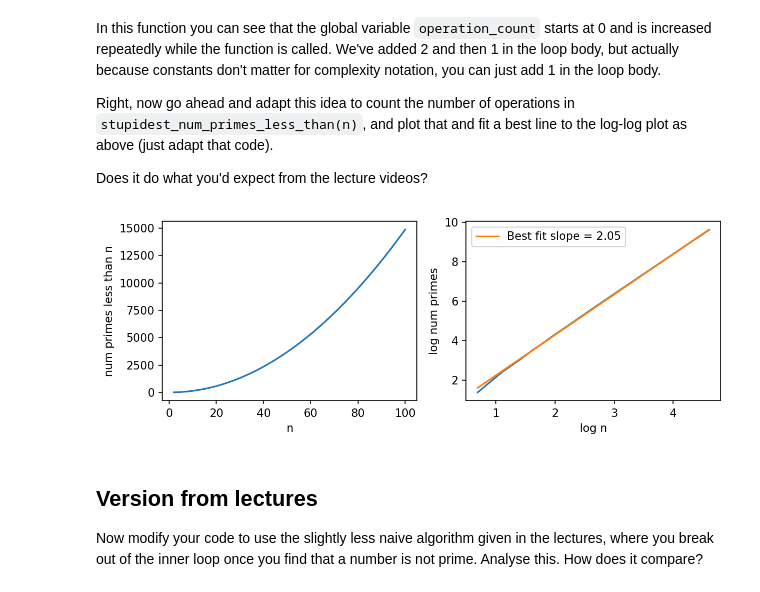
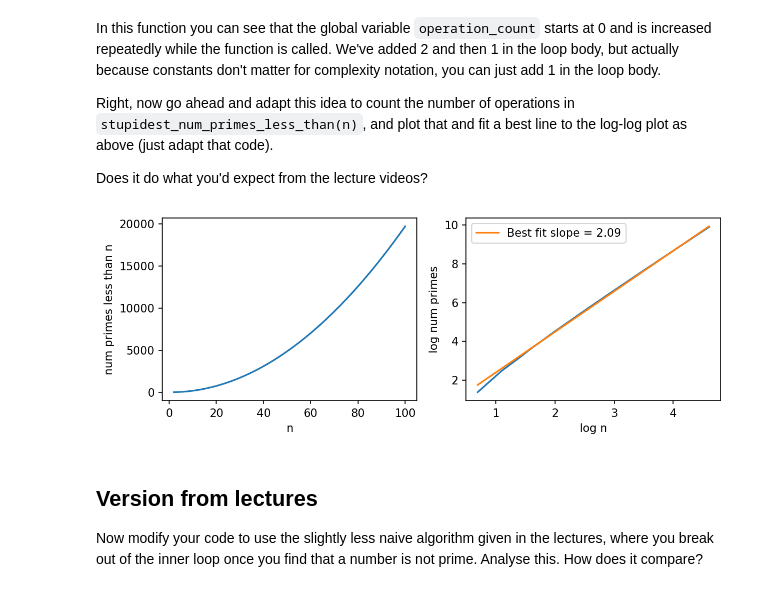
Before and after one commit to adil-shah05/discreteMafs, a Jupyter notebook: week-2-class.ipynb, the cells around one changed output. Saved outputs shown, nothing was run; the diff lists cells and outputs as text; code cells hidden in the pictures.

```diff
--- a/week-2-class.ipynb
+++ b/week-2-class.ipynb
@@ -60,6 +60,10 @@ def plot(version):
     numprimes = np.array([stupidest_num_primes_less_than1(n)[0] for n in N])
   elif version == 2:
     numprimes = np.array([stupidest_num_primes_less_than2(n)[1] for n in N])
+  elif version == 3:
+    numprimes = np.array([primes_less_than3(n)[1] for n in N])
+  elif version == 4:
+    numprimes = np.array([primes_less_than4(n)[1] for n in N])
   else:
     print("Invalid version number.")
     return
@@ -112,34 +116,34 @@ Does it do what you'd expect from the lecture videos?
 # %%
 def stupidest_num_primes_less_than2(n):
     global opCount
     opCount = 0
 
     def is_prime(num):
         global opCount
         opCount += 1  # if num==1 comparison
         if num == 1:
             return False
         no_factors = True
         for j in range(2, num):
             opCount += 2  # increment j and compare to num
-            opCount += 1  # if num%j==0 check
+            opCount += 2  # if num%j==0 check
             if num % j == 0:
                 no_factors = False
         return no_factors
 
     count = 0
     for i in range(2, n+1):
         opCount += 2  # increment i and compare to n+1
         if is_prime(i):
             count += 1
             opCount += 1  # increment count
 
     return count, opCount
 
 
 plot(2)
 # %% [output]
-[figure, old version]
+[figure, new version]
 # %% [markdown]
 ## Version from lectures
 
```
Also changed, not shown: parts of 2 cells of this notebook.
